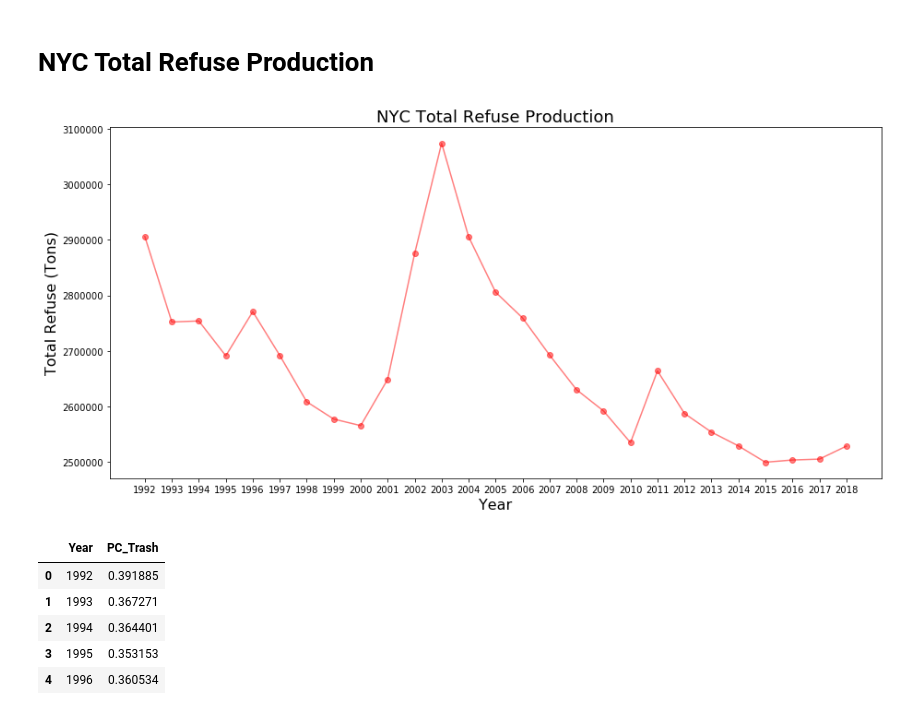
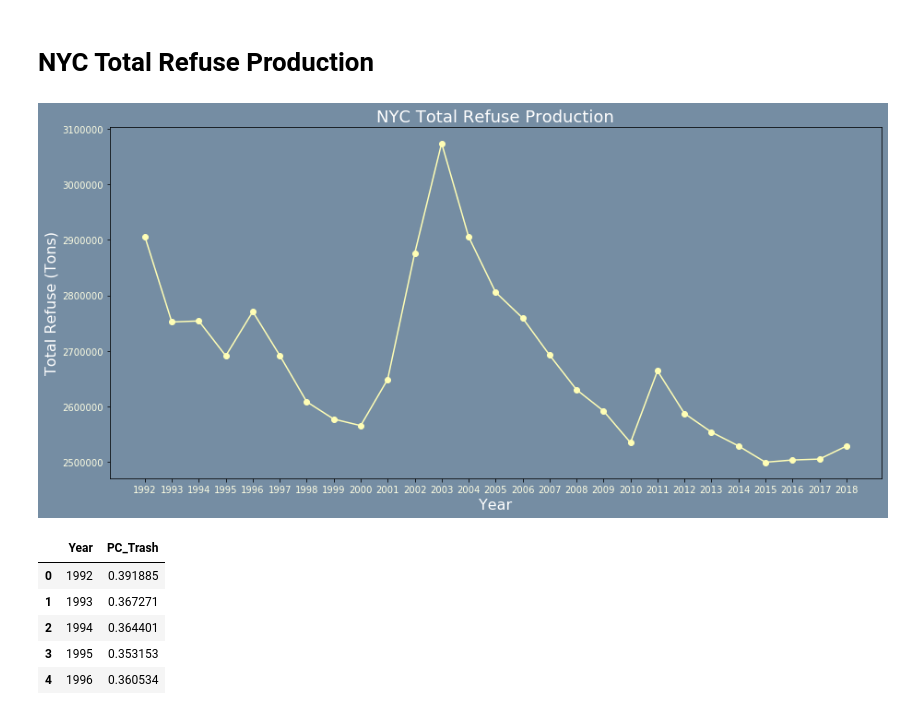
Before and after one commit to tedi529/New-York-Waste, a Jupyter notebook: Analysis_Notebooks/Whole_PerCapita_Trash.ipynb, the cells around one changed output. Saved outputs shown, nothing was run; the diff lists cells and outputs as text; code cells hidden in the pictures.

Commit message:
Updates Graph

```diff
--- a/Analysis_Notebooks/Whole_PerCapita_Trash.ipynb
+++ b/Analysis_Notebooks/Whole_PerCapita_Trash.ipynb
@@ -55,22 +55,25 @@ trash_sum_df.head()
 # %%
 # Plot Refuse Total vs Time
 # Plot PC_Trash vs Time
-figure, ax = plt.subplots(figsize=(15,7))
+fig, ax = plt.subplots(figsize=(15,7))
 year = trash_sum_df["Year"]
 ax.set_xticks(year)
+ax.tick_params(labelcolor="xkcd:off white")
+ax.set_facecolor("xkcd:blue/grey")
+fig.patch.set_facecolor("xkcd:blue/grey")
 
 pc_trash = trash_sum_df["Refuse"]
-ax.plot(year, pc_trash, marker="o", color="red", linestyle="solid", alpha=0.5)
+ax.plot(year, pc_trash, marker="o", color="xkcd:light beige", linestyle="solid")
 
 # Annotate graph
-plt.title("NYC Total Refuse Production", fontsize="18")
-plt.xlabel("Year", fontsize="16")
-plt.ylabel("Total Refuse (Tons)", fontsize="16")
+plt.title("NYC Total Refuse Production", fontsize="18",color="xkcd:white")
+plt.xlabel("Year", fontsize="16",color="xkcd:white")
+plt.ylabel("Total Refuse (Tons)", fontsize="16",color="xkcd:white")
 
 # Save graph
-figure.savefig(os.path.join("..","Analysis_Images","NYC Total Refuse Production.png"))
+fig.savefig(os.path.join("..","Analysis_Images","NYC Total Refuse Production.png"),facecolor=fig.get_facecolor())
 # %% [output]
-[figure, old version]
+[figure, new version]
 # %%
 # Merge dataframes to create per capita trash column
 trash_pc = pd.merge(population_total_df, trash_sum_df, on="Year")
```
Also changed, not shown: parts of 1 cell of this notebook, 2 other files.
